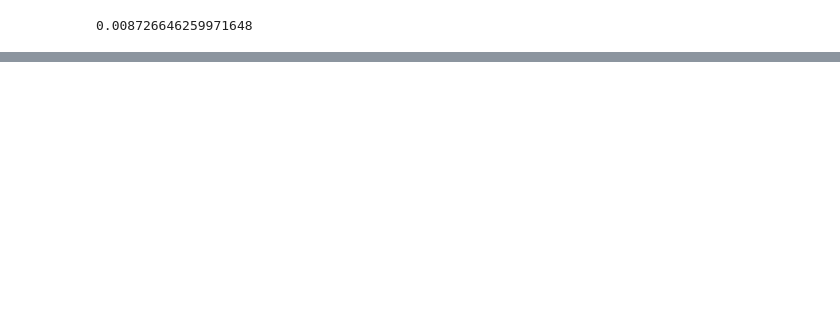
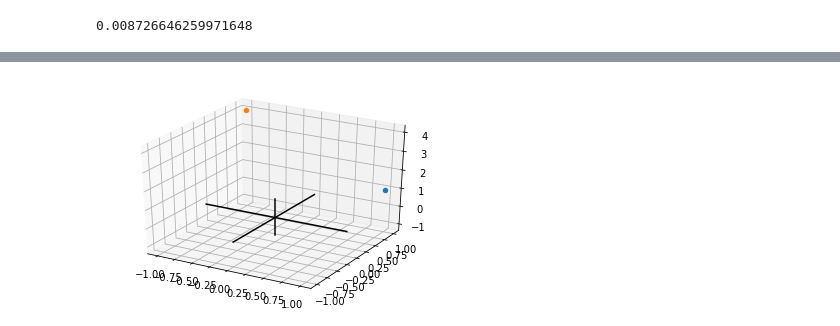
Before and after one commit to choice17/fast_trigonometry, a Jupyter notebook: trigonometry.ipynb, the cells around one changed output, grey strips where cells are left out. Saved outputs shown, nothing was run; the diff lists cells and outputs as text; code cells hidden in the pictures; blank space fills up the shorter version.

```diff
--- a/trigonometry.ipynb
+++ b/trigonometry.ipynb
@@ -658,14 +666,14 @@ _size = 100000
 Verbose = 1
 _model = None
 _err = 9999
-sets = [[-1, 1]]
+sets = [[0, 1]]
 i=0
-x, gt = genData(_size, sets[i][0], sets[i][1], np.arccos)
+x, gt = genData(_size, sets[i][0], sets[i][1], np.sqrt)
 X = dlt_data(x, gt)
 v = train_model(X)
 model = Model(v)
-x, gt = genData(_size, sets[i][0], sets[i][1], np.arccos, 0)
-Y = model.acos(x)
+x, gt = genData(_size, sets[i][0], sets[i][1], np.sqrt, 0)
+Y = model.predict(x)
 err = np.abs(gt - Y)
 idx = np.argmax(err)
 print("MAX err", "idx", idx, "value", err[idx], "rad", x[idx])
@@ -752,0 +954,6 @@ np.pi/360
+# %%
+x = np.array([[1.,1.,1.,1.]]).T
+H = similar3d_t(z=np.pi/2,s=[2.,2.,3.],t=[0,0,3])
+# %%
+X = H @ x
+print(x, '=>\n', X)
@@ -752,0 +969,16 @@ np.pi/360
+# %%
+from mpl_toolkits import mplot3d
+fig = plt.figure()
+ax = plt.axes(projection='3d')
+axis=np.linspace(-1,1,100)
+zero=np.zeros_like(axis)
+ax.plot3D(axis,zero,zero,'black')
+ax.plot3D(zero,axis,zero,'black')
+ax.plot3D(zero,zero,axis,'black')
+#ax.scatter3D(xdata, ydata, zdata, c=zdata, cmap='Greens');
+ax.scatter3D(x[0], x[1], x[2], 'blue')
+ax.scatter3D(X[0], X[1], X[2], 'green')
+
+plt.show()
+# %% [output]
+[figure, added]
```
Also changed, not shown: parts of 28 cells of this notebook, 2 other files.
